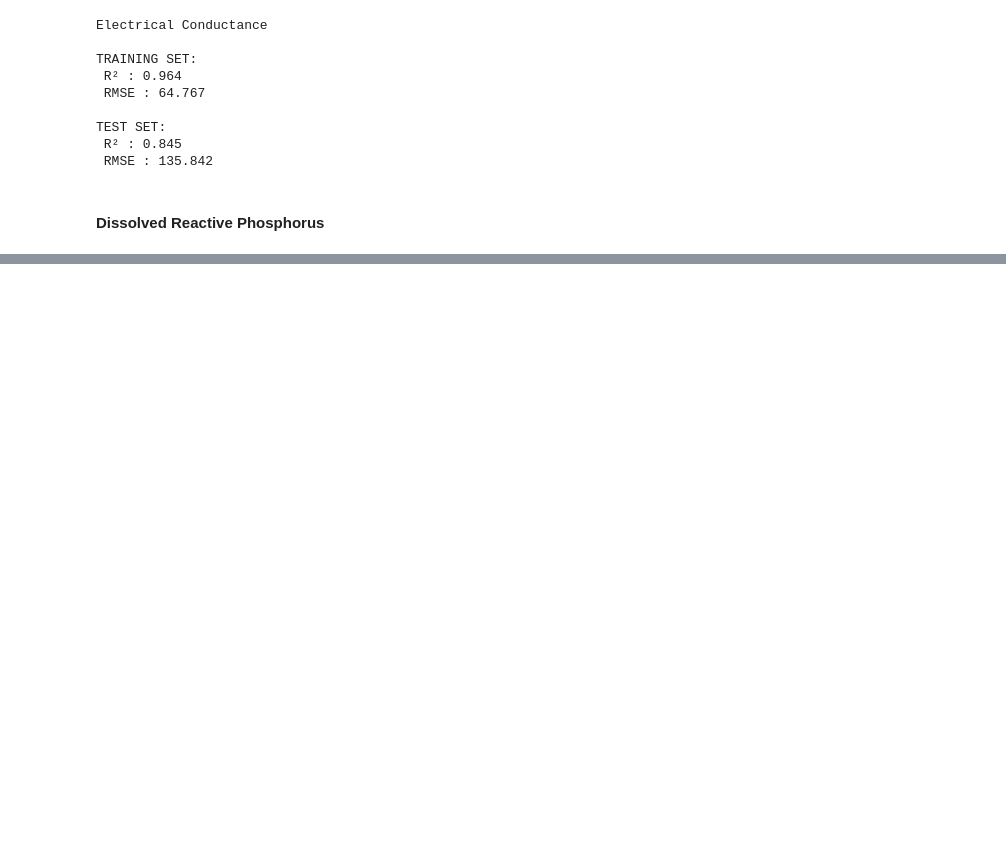
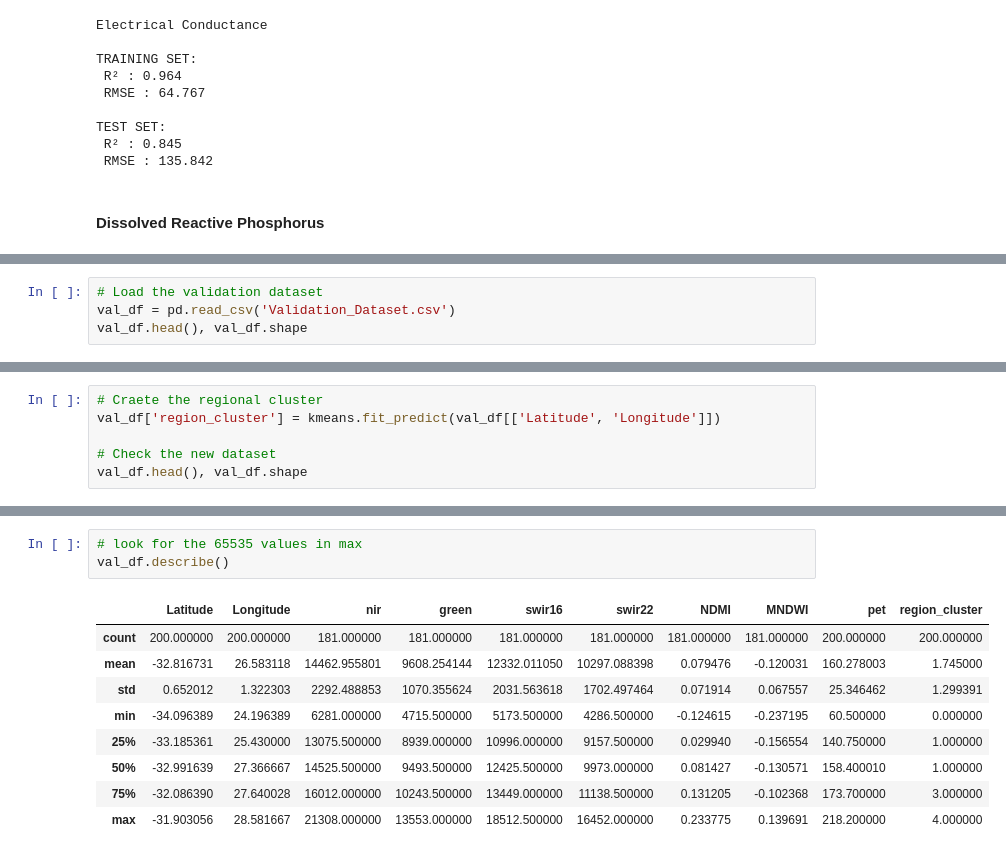
Before and after one commit to TonnieD/EY_AI_-_Data_Challenge, a Jupyter notebook: xgboost.ipynb, the cells around one changed output, grey strips where cells are left out. Drawn from its saved outputs; the diff is of its cells as text; blank space fills up the shorter version.

```diff
--- a/xgboost.ipynb
+++ b/xgboost.ipynb
@@ -285,0 +288,4 @@ TEST SET:
+# %%
+# Load the validation dataset
+val_df = pd.read_csv('Validation_Dataset.csv')
+val_df.head(), val_df.shape
@@ -285,0 +307,6 @@ TEST SET:
+# %%
+# Craete the regional cluster
+val_df['region_cluster'] = kmeans.fit_predict(val_df[['Latitude', 'Longitude']])
+
+# Check the new dataset
+val_df.head(), val_df.shape
@@ -285,0 +328,13 @@ TEST SET:
+# %%
+# look for the 65535 values in max
+val_df.describe()
+# %% [output]
+|  | Latitude | Longitude | nir | green | swir16 | swir22 | NDMI | MNDWI | pet | region_cluster |
+| count | 200.000000 | 200.000000 | 181.000000 | 181.000000 | 181.000000 | 181.000000 | 181.000000 | 181.000000 | 200.000000 | 200.000000 |
+| mean | -32.816731 | 26.583118 | 14462.955801 | 9608.254144 | 12332.011050 | 10297.088398 | 0.079476 | -0.120031 | 160.278003 | 1.745000 |
+| std | 0.652012 | 1.322303 | 2292.488853 | 1070.355624 | 2031.563618 | 1702.497464 | 0.071914 | 0.067557 | 25.346462 | 1.299391 |
+| min | -34.096389 | 24.196389 | 6281.000000 | 4715.500000 | 5173.500000 | 4286.500000 | -0.124615 | -0.237195 | 60.500000 | 0.000000 |
+| 25% | -33.185361 | 25.430000 | 13075.500000 | 8939.000000 | 10996.000000 | 9157.500000 | 0.029940 | -0.156554 | 140.750000 | 1.000000 |
+| 50% | -32.991639 | 27.366667 | 14525.500000 | 9493.500000 | 12425.500000 | 9973.000000 | 0.081427 | -0.130571 | 158.400010 | 1.000000 |
+| 75% | -32.086390 | 27.640028 | 16012.000000 | 10243.500000 | 13449.000000 | 11138.500000 | 0.131205 | -0.102368 | 173.700000 | 3.000000 |
+| max | -31.903056 | 28.581667 | 21308.000000 | 13553.000000 | 18512.500000 | 16452.000000 | 0.233775 | 0.139691 | 218.200000 | 4.000000 |
```
Also changed, not shown: parts of 14 cells of this notebook, 3 other files.
